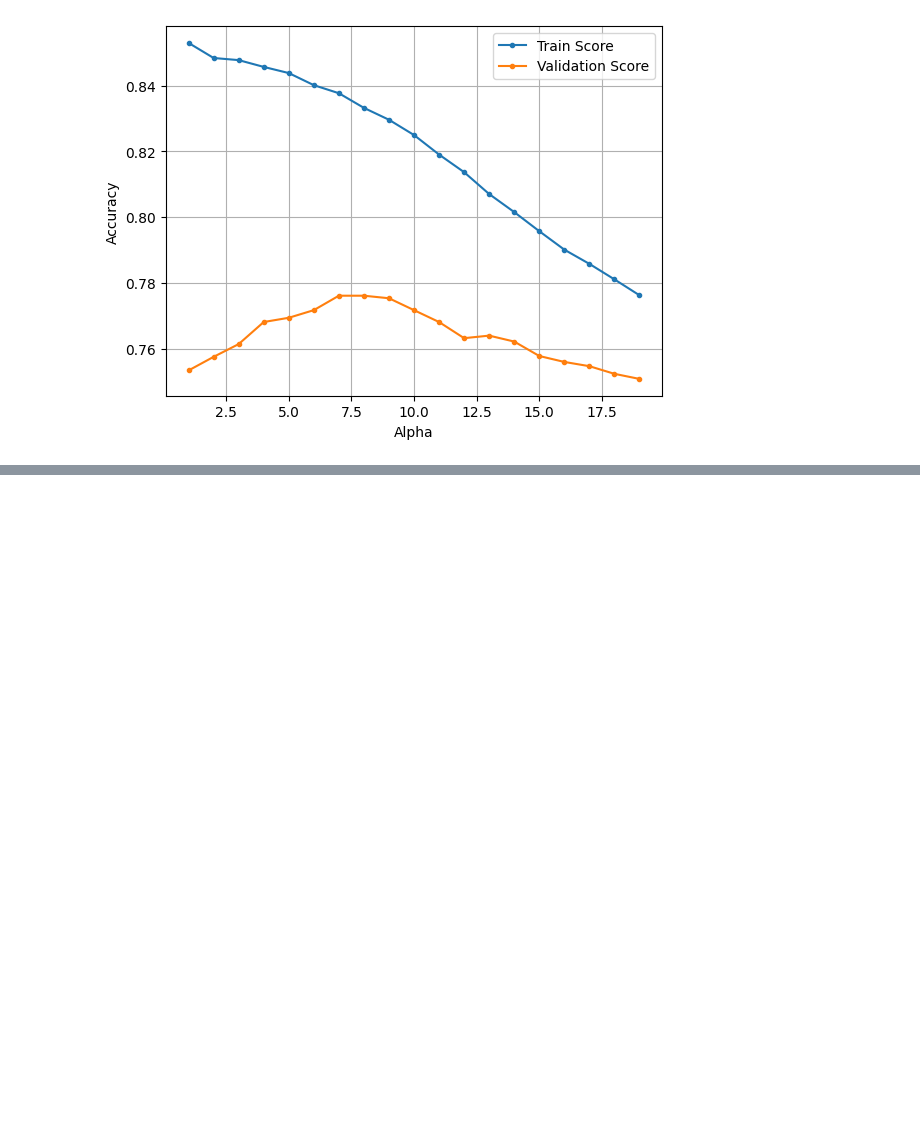
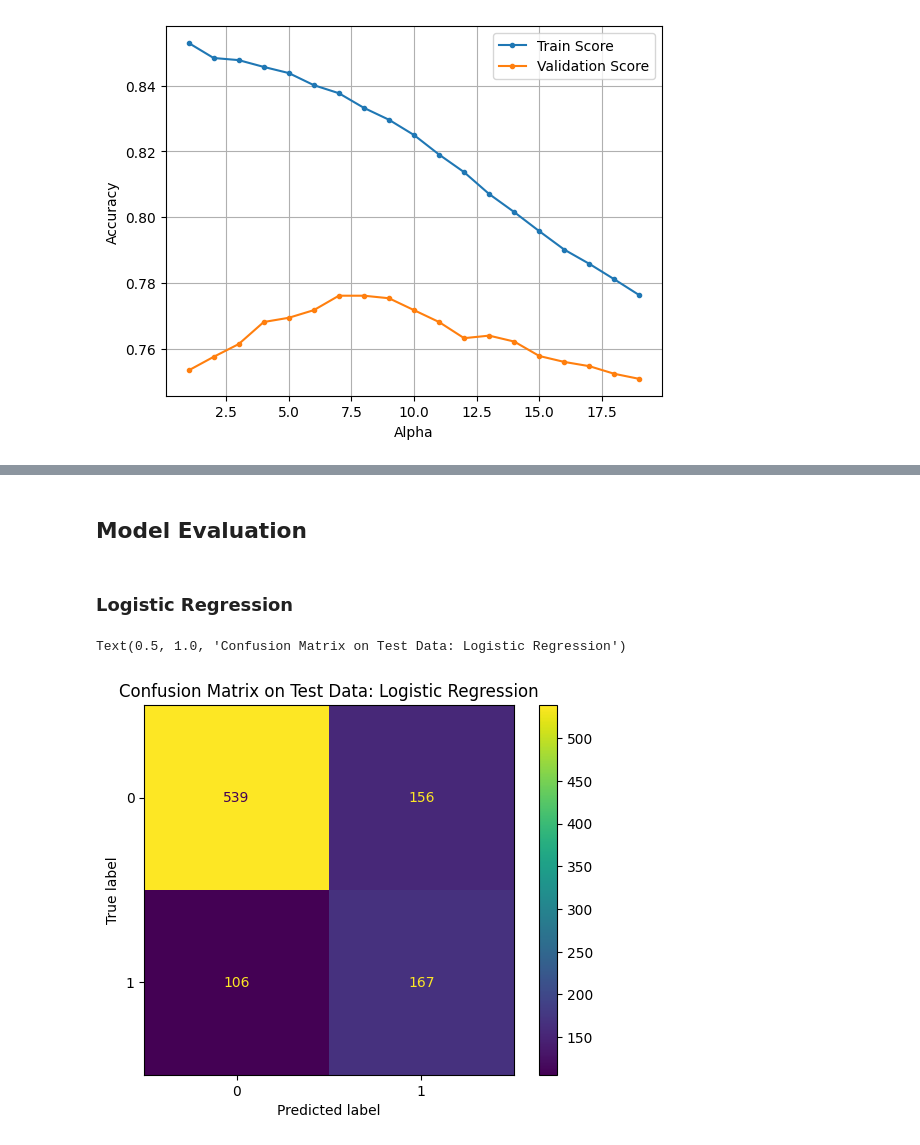
Before and after one commit to jiroamato/Stock-Trend-Prediction-With-NLP, a Jupyter notebook: notebooks/2-NLP-Preprocessing-Modelling.ipynb, the cells around one changed output, grey strips where cells are left out. Cells and saved outputs as stored; diff of their text form; code cells hidden in the pictures; blank space fills up the shorter version.

Commit message:
Added model evaluation portion

```diff
--- a/notebooks/2-NLP-Preprocessing-Modelling.ipynb
+++ b/notebooks/2-NLP-Preprocessing-Modelling.ipynb
@@ -994,0 +1052,14 @@ plt.show()
+# %% [markdown]
+## Model Evaluation
+# %% [markdown]
+
+### Logistic Regression
+# %%
+# Confusion Matrix
+from sklearn.metrics import ConfusionMatrixDisplay
+
+ConfusionMatrixDisplay.from_estimator(LR_model, X_test, y_test)
+plt.title('Confusion Matrix on Test Data: Logistic Regression')
+# %% [output]
+Text(0.5, 1.0, 'Confusion Matrix on Test Data: Logistic Regression')
+[figure, added]
```
Also changed, not shown: parts of 18 cells of this notebook.
